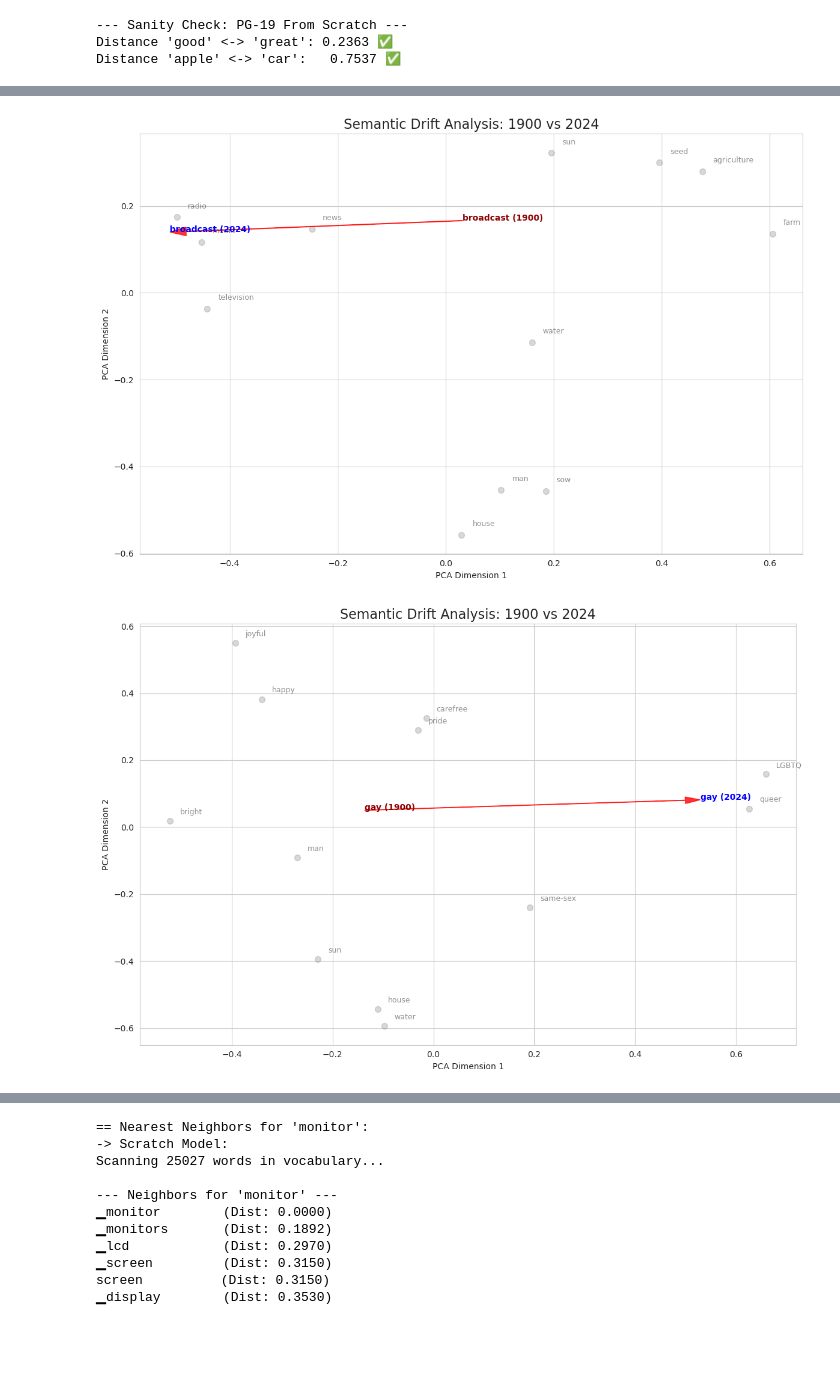
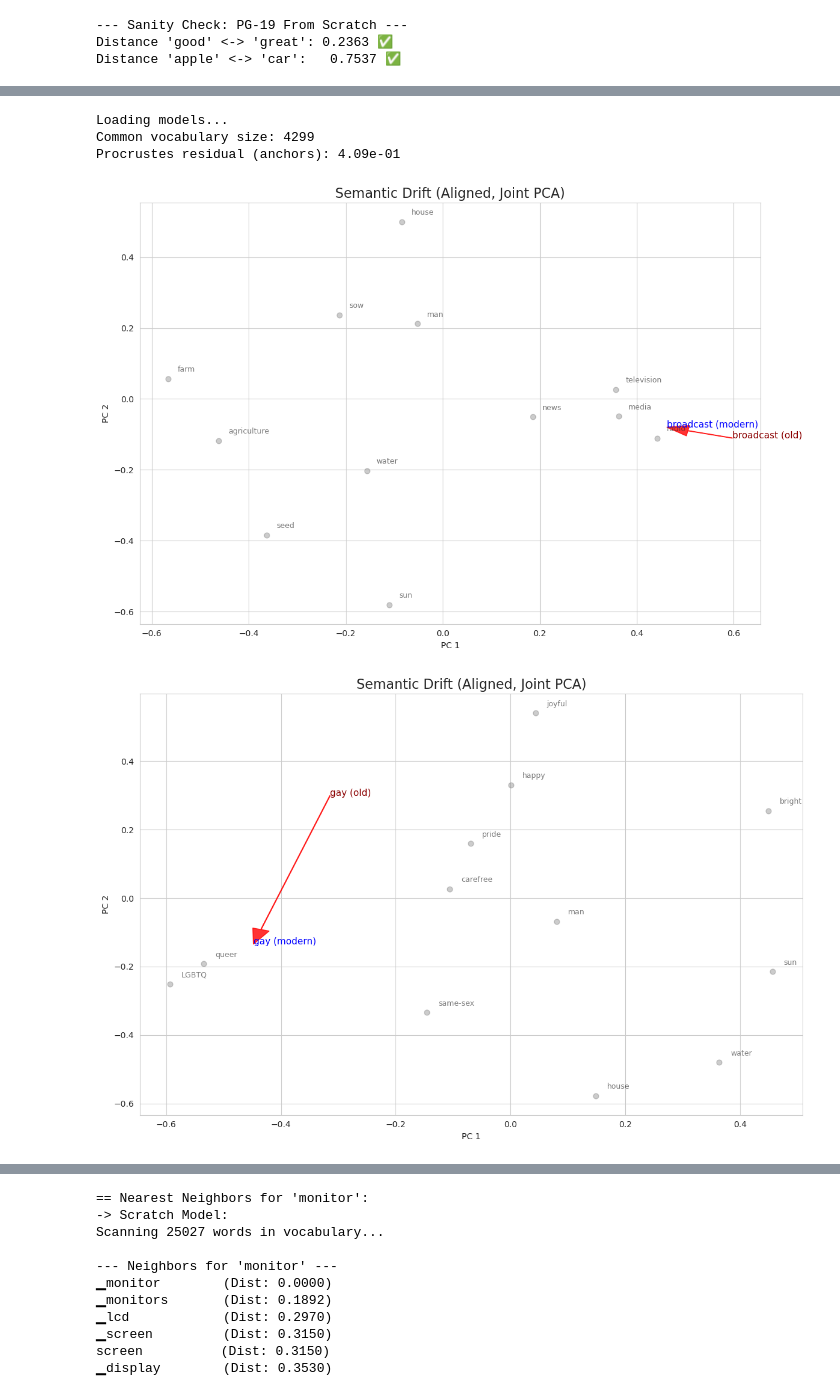
Before and after one commit to MarkusStefan/Semantic-Embedding-Evolution, a Jupyter notebook: notebooks/exp2.ipynb, the cells around one changed output, grey strips where cells are left out. Saved outputs shown, nothing was run; the diff lists cells and outputs as text; code cells hidden in the pictures; blank space fills up the shorter version.

```diff
--- a/notebooks/exp2.ipynb
+++ b/notebooks/exp2.ipynb
@@ -60,18 +53,18 @@ plt.show()
 # export corpus from notebook (run where `ds` exists)
 from pathlib import Path
 
-fields = ds['train'].column_names
-for f in ('text','content','raw_text','body','book_text'):
-    if f in fields:
-        corpus = "\n\n".join(ds['train'][f])
-        break
-else:
-    raise RuntimeError(f"No text field found in {fields}")
-
 out = Path("data/pg19/corpus.txt")
 out.parent.mkdir(parents=True, exist_ok=True)
-out.write_text(corpus)
-print("Wrote", out, "bytes:", out.stat().st_size)
+if not out.exists():
+    fields = ds['train'].column_names
+    for f in ('text','content','raw_text','body','book_text'):
+        if f in fields:
+            corpus = "\n\n".join(ds['train'][f])
+            break
+    else:
+        raise RuntimeError(f"No text field found in {fields}")
+    out.write_text(corpus)
+    print("Wrote", out, "bytes:", out.stat().st_size)
 # %%
 len(ds)
 # %% [output]
@@ -552,11 +368,12 @@ PG19_PATH = "models/pg19_aggressive_static_final"   # Your trained model
 # Words to ignore (stopwords/punctuation) for drift calculation
 IGNORE_LIST = set(["the", "of", "and", "to", "a", "in", "is", "it", "that", "i", "unused"])
 
-def load_and_align_models():
+def load_and_align_models(path1=MODERN_PATH, path2=PG19_PATH, ignore_list=IGNORE_LIST):
+    """"""
     print("Loading models...")
     # Load models
-    mod_modern = StaticModel.from_pretrained(MODERN_PATH)
-    mod_pg19 = StaticModel.from_pretrained(PG19_PATH)
+    mod_modern = StaticModel.from_pretrained(path1)
+    mod_pg19 = StaticModel.from_pretrained(path2)
 
     # --- FIX START ---
     # Use .get_vocab() instead of .vocab
@@ -577,6 +394,10 @@ def load_and_align_models():
 
     A = mod_modern.encode(anchors)
     B = mod_pg19.encode(anchors)
+
+    A = A - A.mean(axis=0, keepdims=True)
+    B = B - B.mean(axis=0, keepdims=True)
+
 
     # 3. Calculate Optimal Rotation (Procrustes Analysis)
     # This finds matrix R that minimizes ||A - BR||
@@ -680,6 +501,9 @@ target = ["broadcast"]
 anchors = ["seed", "farm", "agriculture", "sow", # 1900 context
            "radio", "television", "media", "news", # 2024 context
            "water", "sun", "man", "house"] # Neutral controls
+target = ["cloud"]
+anchors = ["rain", "weather", "precipitation", "storm", "sky",
+           "computer", "internet", "data", "server", "online"]
 
 plot_semantic_trajectory(mod_mod, mod_old, Rotation, target, anchors)
 # %% [output]
@@ -704,14 +744,22 @@ onzo: 1.1638
 # %%
-# 3. VISUALIZATION
-# Choose a word that shifted, and anchors that represent its two possible meanings.
+# sanity check to use twice the same model, there should be no drift!!!
+mod_mod, mod_old, R, A_mean, B_mean, vocab = load_and_align_models(
+    MODERN_PATH, PG19_PATH, IGNORE_LIST
+)
 target = ["broadcast"]
 anchors = ["seed", "farm", "agriculture", "sow", # 1900 context
            "radio", "television", "media", "news", # 2024 context
            "water", "sun", "man", "house"] # Neutral controls
 
-plot_semantic_trajectory(mod_mod, mod_old, Rotation, target, anchors)
+plot_semantic_trajectory(
+    mod_mod, mod_old, R, A_mean, B_mean,
+    target, anchors
+)
 # %% [output]
+Loading models...
+Common vocabulary size: 4299
+Procrustes residual (anchors): 4.09e-01
-[figure, old version]
+[figure, new version]
 # %%
 target = ["gay"]
 anchors = [
@@ -719,10 +767,12 @@ anchors = [
     "LGBTQ", "pride", "same-sex", "queer",    # 2024 context
     "water", "sun", "man", "house"             # Neutral controls
 ]
-
-plot_semantic_trajectory(mod_mod, mod_old, Rotation, target, anchors)
+plot_semantic_trajectory(
+    mod_mod, mod_old, R, A_mean, B_mean,
+    target, anchors
+)
 # %% [output]
-[figure, old version]
+[figure, new version]
 # %%
 target_words = ["gay", "bullet", "cloud", "mouse", "troll", "cool", "sick", "wire", "stream", "cookie"]
 
```
Also changed, not shown: parts of 25 cells of this notebook.
